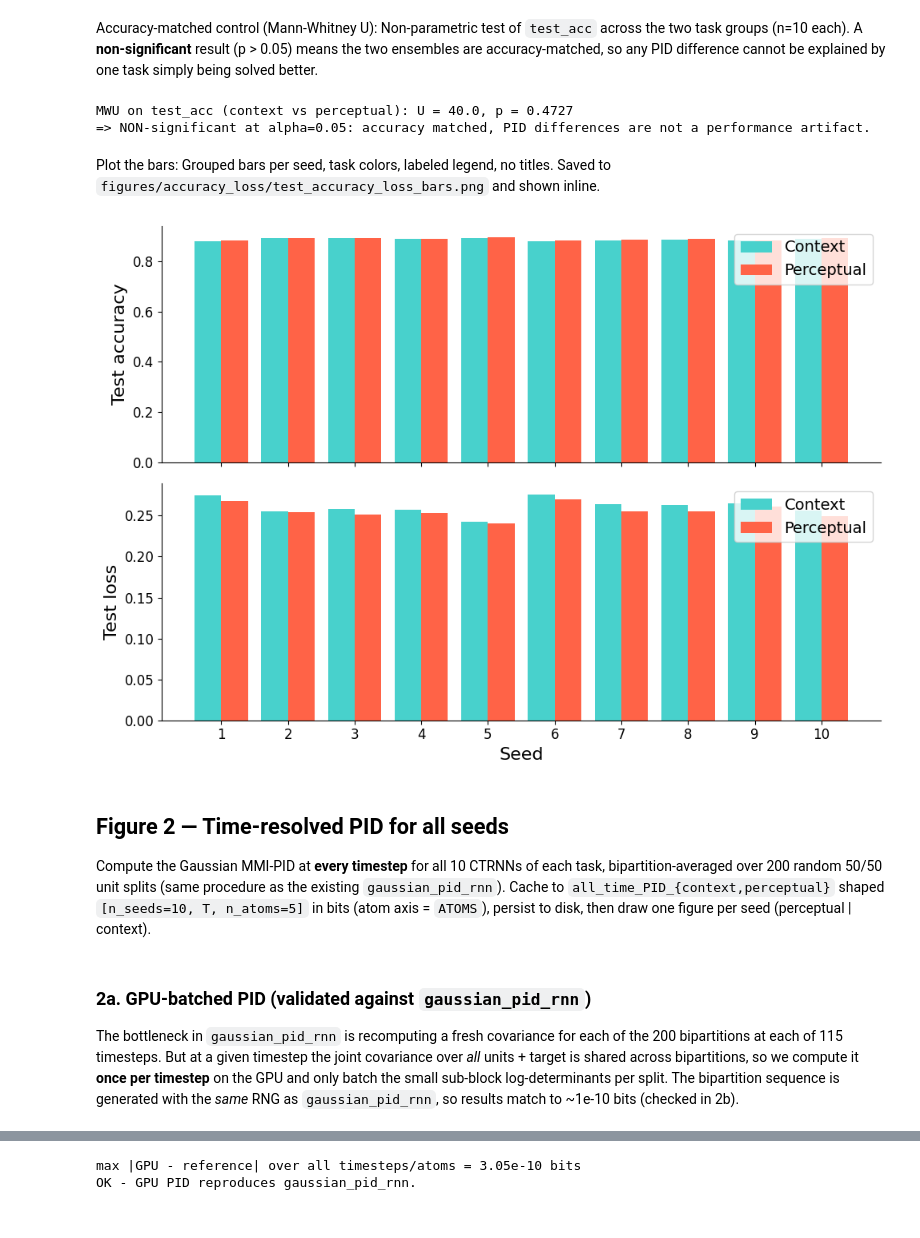
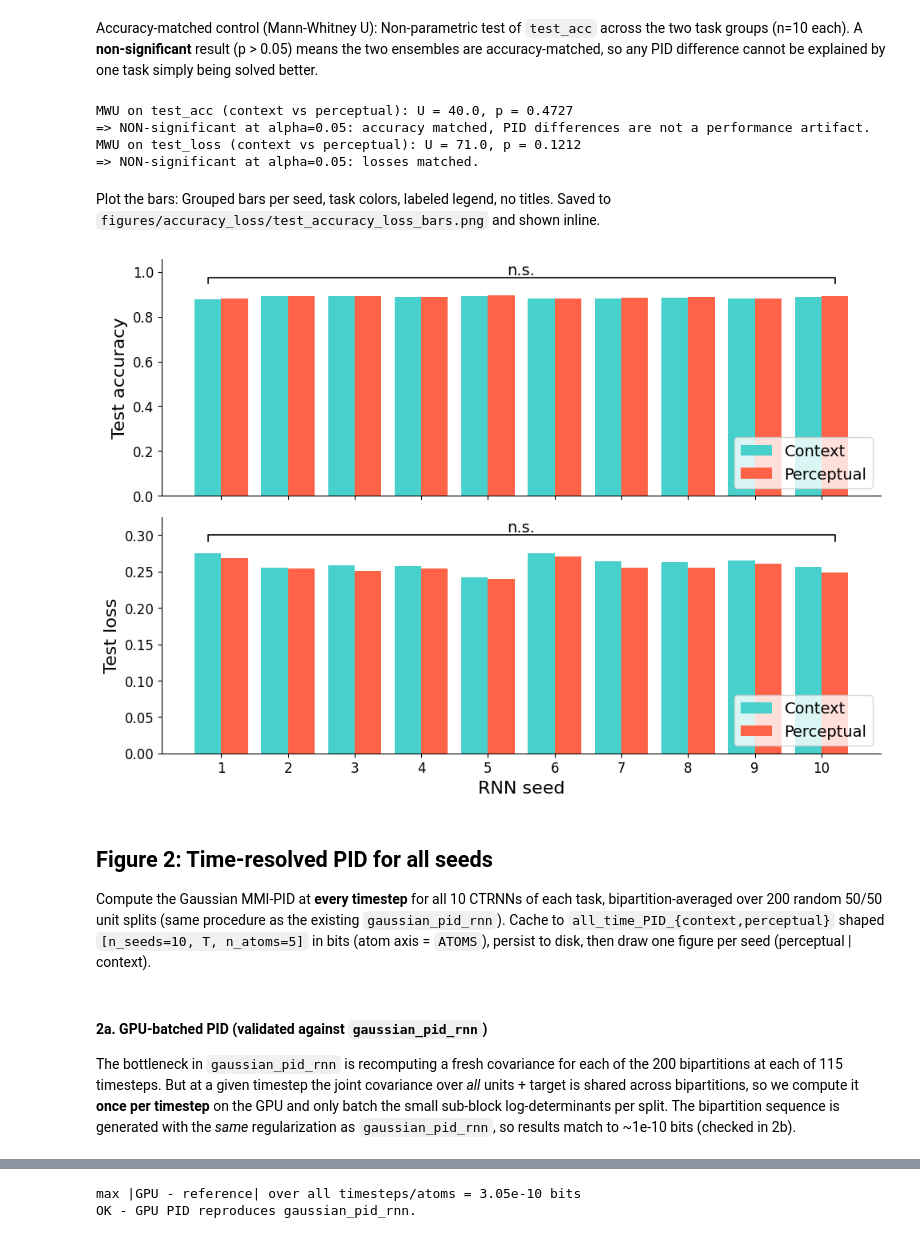
Before and after one commit to jgendra/NeuroAI-Project13, a Jupyter notebook: notebooks/06_Full_PID_analysis_pipeline.ipynb, the cells around one changed output, grey strips where cells are left out. Drawn from its saved outputs; the diff is of its cells as text; code cells hidden in the pictures.

```diff
--- a/notebooks/06_Full_PID_analysis_pipeline.ipynb
+++ b/notebooks/06_Full_PID_analysis_pipeline.ipynb
@@ -67,6 +71,17 @@ SEED_IDS = [f"{i:02d}" for i in range(1, N_SEEDS + 1)]
 #      converts any nats quantity we might compute later (e.g. kNN MI). ----
 NATS_TO_BITS = 1.0 / np.log(2.0)
 
+# ---- Significance markers for ALL statistical tests (applied to every figure) ----
+#   *  p < 0.05    **  p < 0.01    ***  p < 0.001    ****  p < 0.0001
+#   n.s. (not significant) when p >= 0.05
+def p_to_stars(p):
+    """Map a p-value to its significance marker; 'n.s.' if p >= 0.05."""
+    if   p < 1e-4: return '****'
+    elif p < 1e-3: return '***'
+    elif p < 1e-2: return '**'
+    elif p < 5e-2: return '*'
+    return 'n.s.'
+
 # ---- Matplotlib house style (all figures) ----
 plt.rcParams.update({
     'axes.spines.top':   False,   # remove top spine
@@ -186,49 +201,70 @@ print(f"MWU on test_acc (context vs perceptual): U = {u_stat:.1f}, p = {p_acc:.4
 print("=> NON-significant at alpha=0.05: accuracy matched, PID differences are not a "
       "performance artifact." if p_acc > 0.05 else
       "=> SIGNIFICANT (unexpected): accuracies differ across tasks.")
+
+u_stat_loss, p_loss = stats.mannwhitneyu(test_loss['context'], test_loss['perceptual'],
+                                         alternative='two-sided')
+print(f"MWU on test_loss (context vs perceptual): U = {u_stat_loss:.1f}, p = {p_loss:.4f}")
+print("=> NON-significant at alpha=0.05: losses matched." if p_loss > 0.05 else
+      "=> SIGNIFICANT (unexpected): losses differ across tasks.")
 # %% [output]
 MWU on test_acc (context vs perceptual): U = 40.0, p = 0.4727
 => NON-significant at alpha=0.05: accuracy matched, PID differences are not a performance artifact.
+MWU on test_loss (context vs perceptual): U = 71.0, p = 0.1212
+=> NON-significant at alpha=0.05: losses matched.
 # %% [markdown]
 Plot the bars: Grouped bars per seed, task colors, labeled legend, no titles. Saved to
 `figures/accuracy_loss/test_accuracy_loss_bars.png` and shown inline.
 # %%
 seeds = np.arange(1, N_SEEDS + 1)     # x positions = seed number 1..10
 w = 0.4                                # bar width (two grouped bars per seed)
+
+def annotate_sig(ax, x1, x2, p, data_top):
+    """Horizontal significance bracket x1..x2 above the bars, marker via p_to_stars(p)."""
+    span = data_top - ax.get_ylim()[0]
+    y, h = data_top + 0.06*span, 0.03*span
+    ax.plot([x1, x1, x2, x2], [y, y+h, y+h, y], lw=1.2, color='black')
+    ax.text((x1+x2)/2, y+h, p_to_stars(p), ha='center', va='bottom', fontsize=14)
+    ax.set_ylim(top=y + 4*h)   # headroom so bracket + marker are not clipped
 
 fig, (ax_acc, ax_loss) = plt.subplots(2, 1, figsize=(10, 7), sharex=True)
 
 # --- top: test accuracy (context left bar, perceptual right bar) ---
 ax_acc.bar(seeds - w/2, test_acc['context'],    w, color=COLOR_CONTEXT,    label='Context')
 ax_acc.bar(seeds + w/2, test_acc['perceptual'], w, color=COLOR_PERCEPTUAL, label='Perceptual')
 ax_acc.set_ylabel('Test accuracy')
-ax_acc.legend()
+ax_acc.legend(loc='lower right')
 
 # --- bottom: test loss (same coloring) ---
 ax_loss.bar(seeds - w/2, test_loss['context'],    w, color=COLOR_CONTEXT,    label='Context')
 ax_loss.bar(seeds + w/2, test_loss['perceptual'], w, color=COLOR_PERCEPTUAL, label='Perceptual')
 ax_loss.set_ylabel('Test loss')
 ax_loss.set_xlabel('RNN seed')
 ax_loss.set_xticks(seeds)
-ax_loss.legend()
+ax_loss.legend(loc='lower right')
+
+# --- significance bracket (MWU context vs perceptual) on top of each panel ---
+xl, xr = seeds[0] - w/2, seeds[-1] + w/2
+annotate_sig(ax_acc,  xl, xr, p_acc,  max(test_acc['context'].max(),  test_acc['perceptual'].max()))
+annotate_sig(ax_loss, xl, xr, p_loss, max(test_loss['context'].max(), test_loss['perceptual'].max()))
 
 fig.tight_layout()
 fig.savefig(f"{FIG_ACC_DIR}/test_accuracy_loss_bars.png", dpi=300)
 plt.show()
 # %% [output]
-[figure, old version]
+[figure, new version]
 # %% [markdown]
-## Figure 2 — Time-resolved PID for all seeds
+## Figure 2: Time-resolved PID for all seeds
 Compute the Gaussian MMI-PID at **every timestep** for all 10 CTRNNs of each task,
 bipartition-averaged over 200 random 50/50 unit splits (same procedure as the existing
 `gaussian_pid_rnn`). Cache to `all_time_PID_{context,perceptual}` shaped
 `[n_seeds=10, T, n_atoms=5]` in bits (atom axis = `ATOMS`), persist to disk, then draw
 one figure per seed (perceptual | context).
 # %% [markdown]
-### 2a. GPU-batched PID (validated against `gaussian_pid_rnn`)
+#### 2a. GPU-batched PID (validated against `gaussian_pid_rnn`)
 The bottleneck in `gaussian_pid_rnn` is recomputing a fresh covariance for each of the
 200 bipartitions at each of 115 timesteps. But at a given timestep the joint covariance
 over *all* units + target is shared across bipartitions, so we compute it **once per
 timestep** on the GPU and only batch the small sub-block log-determinants per split. The
-bipartition sequence is generated with the *same* RNG as `gaussian_pid_rnn`, so results
+bipartition sequence is generated with the *same* regularization as `gaussian_pid_rnn`, so results
 match to ~1e-10 bits (checked in 2b).
```
Also changed, not shown: parts of 8 cells of this notebook, 12 other files.
